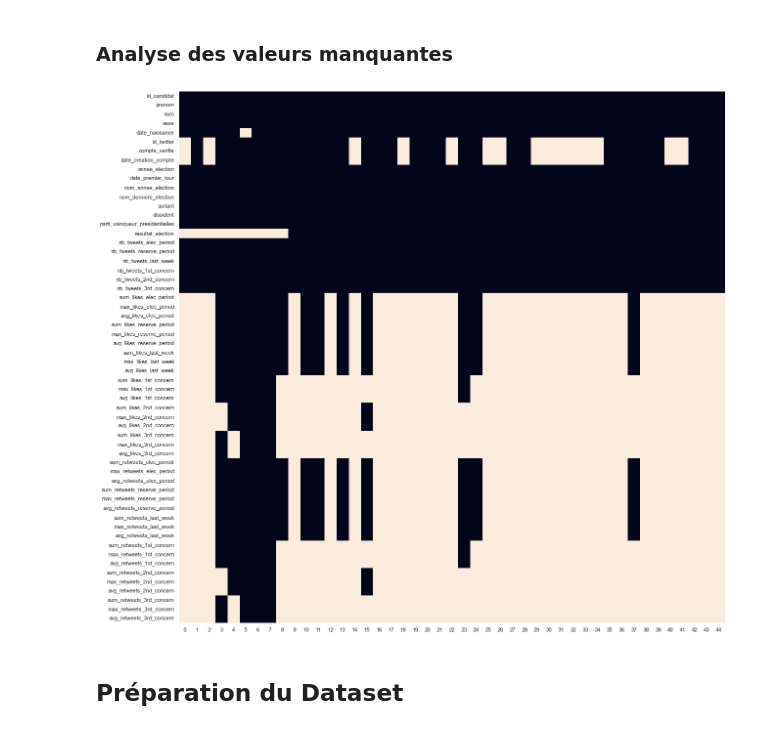
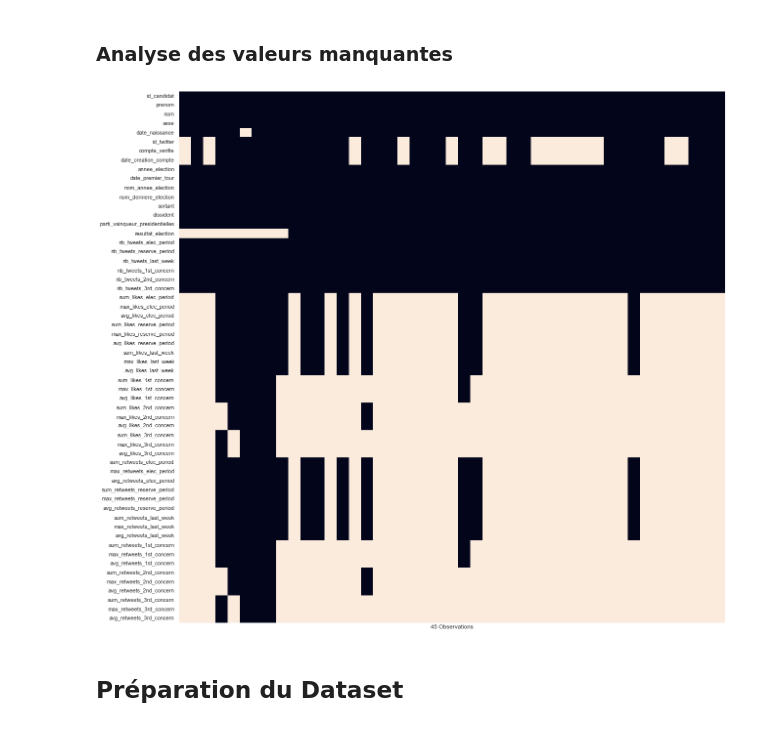
Before and after one commit to Antoine101/ElecTweets, a Jupyter notebook: model_exploration.ipynb, the cells around one changed output. Saved outputs shown, nothing was run; the diff lists cells and outputs as text; code cells hidden in the pictures.

```diff
--- a/model_exploration.ipynb
+++ b/model_exploration.ipynb
@@ -118,10 +128,11 @@ plt.show()
 ### Analyse des valeurs manquantes
 # %%
 plt.figure(figsize=(20,20))
-sns.heatmap(df.isnull().sort_index().T, cbar=False)
+sns.heatmap(df.isnull().sort_index().T, cbar=False, xticklabels=False)
+plt.xlabel(f"{len(df)} Observations")
 plt.show()
 # %% [output]
-[figure, old version]
+[figure, new version]
 # %% [markdown]
 ## Préparation du Dataset
 # %% [markdown]
```
Also changed, not shown: parts of 25 cells of this notebook.
